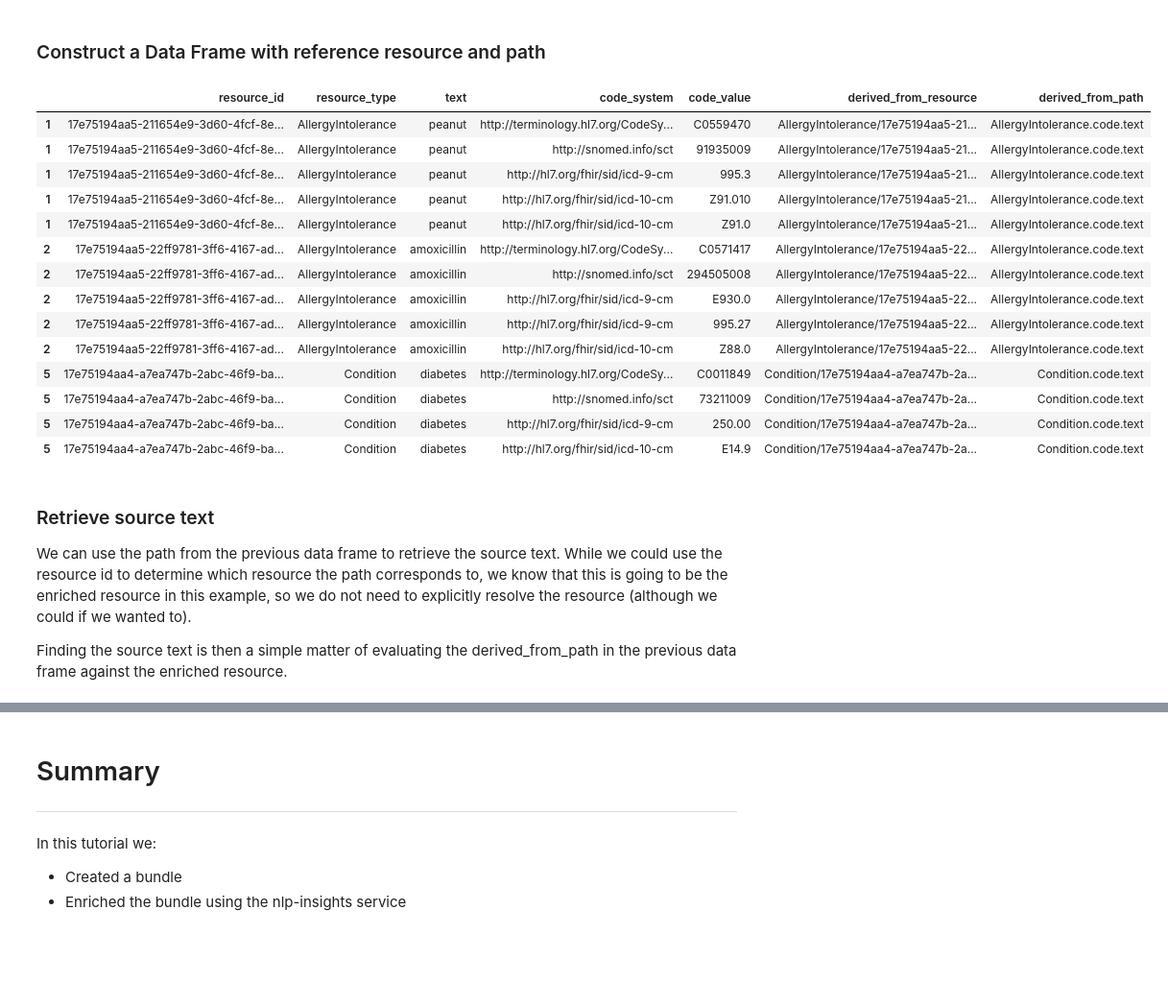
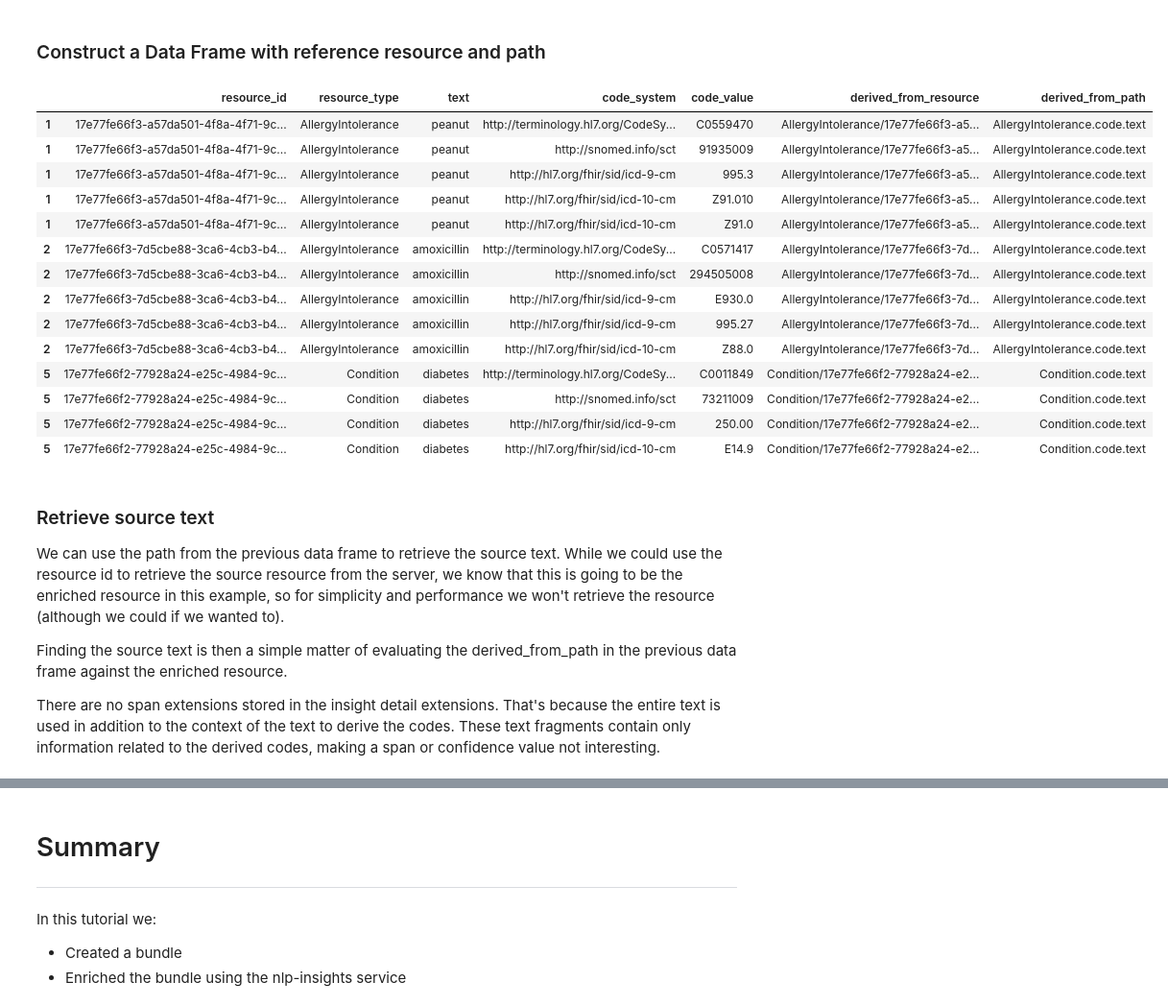
Before and after one commit to LinuxForHealth/health-patterns, a Jupyter notebook: services/nlp-insights/doc/examples/fhir_integration/fhir_integration_tutorial.ipynb, the cells around one changed output, grey strips where cells are left out. Shown: that part at 96% size. Cells and saved outputs as stored; diff of their text form; code cells hidden in the pictures; blank space fills up the shorter version.

```diff
--- a/services/nlp-insights/doc/examples/fhir_integration/fhir_integration_tutorial.ipynb
+++ b/services/nlp-insights/doc/examples/fhir_integration/fhir_integration_tutorial.ipynb
@@ -298,7 +350,12 @@ def print_df(df):
 This function evaluates a FHIRPath expression against a resource to return the text associated with the code. We use this to provide a quick idea of what this resource is about.
 # %%
 def get_code_text(resource) -> str:
-    if txt := evaluate_fhir_path(resource, "Condition.code.text | AllergyIntolerance.code.text | MedicationStatement.medication.text"):
+    if txt := evaluate_fhir_path(
+        resource,
+        "Condition.code.text | "
+        "AllergyIntolerance.code.text | "
+        "MedicationStatement.medication.text",
+    ):
         return txt[0]
     return np.NaN
 # %% [markdown]
@@ -451,10 +597,14 @@ This dataframe contains columns with the insight id system and insight id value.
 In this example, the insight id system also tells us that ACD was used to derive the code. Only derived codes are kept in the data frame.
 # %%
 # All codes
-resources_df["code"] = resources_df.apply(lambda row: get_all_codes(row["resource_json"]), axis=1)
+resources_df["code"] = resources_df.apply(
+    lambda row: get_all_codes(row["resource_json"]), axis=1
+)
 resources_df = resources_df.explode("code")
 resources_df.dropna(subset=["code"], inplace=True)
-resources_df[["code_system", "code_value"]] = resources_df["code"].str.split(",", expand=True)
+resources_df[["code_system", "code_value"]] = resources_df["code"].str.split(
+    ",", expand=True
+)
 resources_df.drop(labels=["code"], axis="columns", inplace=True)
 # %%
 # Filter to only codes with associated insights
@@ -488,30 +656,50 @@ We can verify this with the get_derived_from method that we created earlier for
 # %% [markdown]
 ### Construct a Data Frame with reference resource and path
 # %%
-resources_df['from'] = resources_df.apply(lambda row: get_derived_from(row['resource_json'], row['insight_id_system'], row['insight_id_value']), axis=1)
-resources_df = resources_df.explode('from')
-resources_df[['derived_from_resource', 'derived_from_path']] = resources_df['from'].str.split(";", expand=True)
-resources_df.drop(labels=['from'], axis="columns", inplace=True)
-resources_df.loc[:, ["resource_id", "resource_type", "text", "code_system", "code_value", "derived_from_resource", "derived_from_path"]]
+resources_df["from"] = resources_df.apply(
+    lambda row: get_derived_from(
+        row["resource_json"], row["insight_id_system"], row["insight_id_value"]
+    ),
+    axis=1,
+)
+resources_df = resources_df.explode("from")
+resources_df[["derived_from_resource", "derived_from_path"]] = resources_df[
+    "from"
+].str.split(";", expand=True)
+resources_df.drop(labels=["from"], axis="columns", inplace=True)
+resources_df.loc[
+    :,
+    [
+        "resource_id",
+        "resource_type",
+        "text",
+        "code_system",
+        "code_value",
+        "derived_from_resource",
+        "derived_from_path",
+    ],
+]
 # %% [output]
 |  | resource_id | resource_type | text | code_system | code_value | derived_from_resource | derived_from_path |
-| 1 | 17e75194aa5-211654e9-3d60-4fcf-8e... | AllergyIntolerance | peanut | http://terminology.hl7.org/CodeSy... | C0559470 | AllergyIntolerance/17e75194aa5-21... | AllergyIntolerance.code.text |
-| 1 | 17e75194aa5-211654e9-3d60-4fcf-8e... | AllergyIntolerance | peanut | http://snomed.info/sct | 91935009 | AllergyIntolerance/17e75194aa5-21... | AllergyIntolerance.code.text |
-| 1 | 17e75194aa5-211654e9-3d60-4fcf-8e... | AllergyIntolerance | peanut | http://hl7.org/fhir/sid/icd-9-cm | 995.3 | AllergyIntolerance/17e75194aa5-21... | AllergyIntolerance.code.text |
-| 1 | 17e75194aa5-211654e9-3d60-4fcf-8e... | AllergyIntolerance | peanut | http://hl7.org/fhir/sid/icd-10-cm | Z91.010 | AllergyIntolerance/17e75194aa5-21... | AllergyIntolerance.code.text |
-| 1 | 17e75194aa5-211654e9-3d60-4fcf-8e... | AllergyIntolerance | peanut | http://hl7.org/fhir/sid/icd-10-cm | Z91.0 | AllergyIntolerance/17e75194aa5-21... | AllergyIntolerance.code.text |
-| 2 | 17e75194aa5-22ff9781-3ff6-4167-ad... | AllergyIntolerance | amoxicillin | http://terminology.hl7.org/CodeSy... | C0571417 | AllergyIntolerance/17e75194aa5-22... | AllergyIntolerance.code.text |
-| 2 | 17e75194aa5-22ff9781-3ff6-4167-ad... | AllergyIntolerance | amoxicillin | http://snomed.info/sct | 294505008 | AllergyIntolerance/17e75194aa5-22... | AllergyIntolerance.code.text |
-| 2 | 17e75194aa5-22ff9781-3ff6-4167-ad... | AllergyIntolerance | amoxicillin | http://hl7.org/fhir/sid/icd-9-cm | E930.0 | AllergyIntolerance/17e75194aa5-22... | AllergyIntolerance.code.text |
-| 2 | 17e75194aa5-22ff9781-3ff6-4167-ad... | AllergyIntolerance | amoxicillin | http://hl7.org/fhir/sid/icd-9-cm | 995.27 | AllergyIntolerance/17e75194aa5-22... | AllergyIntolerance.code.text |
-| 2 | 17e75194aa5-22ff9781-3ff6-4167-ad... | AllergyIntolerance | amoxicillin | http://hl7.org/fhir/sid/icd-10-cm | Z88.0 | AllergyIntolerance/17e75194aa5-22... | AllergyIntolerance.code.text |
-| 5 | 17e75194aa4-a7ea747b-2abc-46f9-ba... | Condition | diabetes | http://terminology.hl7.org/CodeSy... | C0011849 | Condition/17e75194aa4-a7ea747b-2a... | Condition.code.text |
-| 5 | 17e75194aa4-a7ea747b-2abc-46f9-ba... | Condition | diabetes | http://snomed.info/sct | 73211009 | Condition/17e75194aa4-a7ea747b-2a... | Condition.code.text |
-| 5 | 17e75194aa4-a7ea747b-2abc-46f9-ba... | Condition | diabetes | http://hl7.org/fhir/sid/icd-9-cm | 250.00 | Condition/17e75194aa4-a7ea747b-2a... | Condition.code.text |
-| 5 | 17e75194aa4-a7ea747b-2abc-46f9-ba... | Condition | diabetes | http://hl7.org/fhir/sid/icd-10-cm | E14.9 | Condition/17e75194aa4-a7ea747b-2a... | Condition.code.text |
+| 1 | 17e77fe66f3-a57da501-4f8a-4f71-9c... | AllergyIntolerance | peanut | http://terminology.hl7.org/CodeSy... | C0559470 | AllergyIntolerance/17e77fe66f3-a5... | AllergyIntolerance.code.text |
+| 1 | 17e77fe66f3-a57da501-4f8a-4f71-9c... | AllergyIntolerance | peanut | http://snomed.info/sct | 91935009 | AllergyIntolerance/17e77fe66f3-a5... | AllergyIntolerance.code.text |
+| 1 | 17e77fe66f3-a57da501-4f8a-4f71-9c... | AllergyIntolerance | peanut | http://hl7.org/fhir/sid/icd-9-cm | 995.3 | AllergyIntolerance/17e77fe66f3-a5... | AllergyIntolerance.code.text |
+| 1 | 17e77fe66f3-a57da501-4f8a-4f71-9c... | AllergyIntolerance | peanut | http://hl7.org/fhir/sid/icd-10-cm | Z91.010 | AllergyIntolerance/17e77fe66f3-a5... | AllergyIntolerance.code.text |
+| 1 | 17e77fe66f3-a57da501-4f8a-4f71-9c... | AllergyIntolerance | peanut | http://hl7.org/fhir/sid/icd-10-cm | Z91.0 | AllergyIntolerance/17e77fe66f3-a5... | AllergyIntolerance.code.text |
+| 2 | 17e77fe66f3-7d5cbe88-3ca6-4cb3-b4... | AllergyIntolerance | amoxicillin | http://terminology.hl7.org/CodeSy... | C0571417 | AllergyIntolerance/17e77fe66f3-7d... | AllergyIntolerance.code.text |
+| 2 | 17e77fe66f3-7d5cbe88-3ca6-4cb3-b4... | AllergyIntolerance | amoxicillin | http://snomed.info/sct | 294505008 | AllergyIntolerance/17e77fe66f3-7d... | AllergyIntolerance.code.text |
+| 2 | 17e77fe66f3-7d5cbe88-3ca6-4cb3-b4... | AllergyIntolerance | amoxicillin | http://hl7.org/fhir/sid/icd-9-cm | E930.0 | AllergyIntolerance/17e77fe66f3-7d... | AllergyIntolerance.code.text |
+| 2 | 17e77fe66f3-7d5cbe88-3ca6-4cb3-b4... | AllergyIntolerance | amoxicillin | http://hl7.org/fhir/sid/icd-9-cm | 995.27 | AllergyIntolerance/17e77fe66f3-7d... | AllergyIntolerance.code.text |
+| 2 | 17e77fe66f3-7d5cbe88-3ca6-4cb3-b4... | AllergyIntolerance | amoxicillin | http://hl7.org/fhir/sid/icd-10-cm | Z88.0 | AllergyIntolerance/17e77fe66f3-7d... | AllergyIntolerance.code.text |
+| 5 | 17e77fe66f2-77928a24-e25c-4984-9c... | Condition | diabetes | http://terminology.hl7.org/CodeSy... | C0011849 | Condition/17e77fe66f2-77928a24-e2... | Condition.code.text |
+| 5 | 17e77fe66f2-77928a24-e25c-4984-9c... | Condition | diabetes | http://snomed.info/sct | 73211009 | Condition/17e77fe66f2-77928a24-e2... | Condition.code.text |
+| 5 | 17e77fe66f2-77928a24-e25c-4984-9c... | Condition | diabetes | http://hl7.org/fhir/sid/icd-9-cm | 250.00 | Condition/17e77fe66f2-77928a24-e2... | Condition.code.text |
+| 5 | 17e77fe66f2-77928a24-e25c-4984-9c... | Condition | diabetes | http://hl7.org/fhir/sid/icd-10-cm | E14.9 | Condition/17e77fe66f2-77928a24-e2... | Condition.code.text |
 # %% [markdown]
 ### Retrieve source text
-We can use the path from the previous data frame to retrieve the source text. While we could use the resource id to determine which resource the path corresponds to, we know that this is going to be the enriched resource in this example, so we do not need to explicitly resolve the resource (although we could if we wanted to).
+We can use the path from the previous data frame to retrieve the source text. While we could use the resource id to retrieve the source resource from the server, we know that this is going to be the enriched resource in this example, so for simplicity and performance we won't retrieve the resource (although we could if we wanted to).
 
 Finding the source text is then a simple matter of evaluating the derived_from_path in the previous data frame against the enriched resource.
+
+There are no span extensions stored in the insight detail extensions. That's because the entire text is used in addition to the context of the text to derive the codes. These text fragments contain only information related to the derived codes, making a span or confidence value not interesting.
 # %%
```
Also changed, not shown: parts of 27 cells of this notebook, 1 other file.
